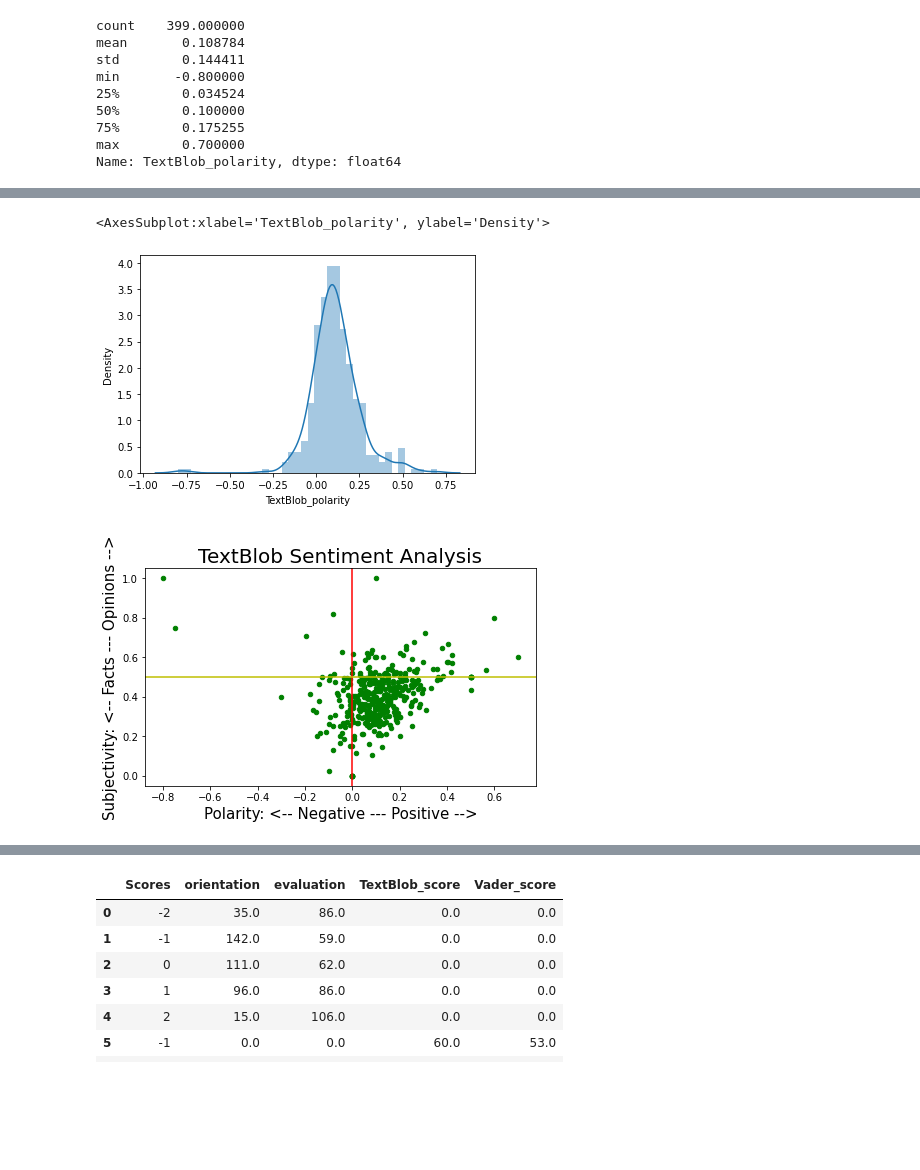
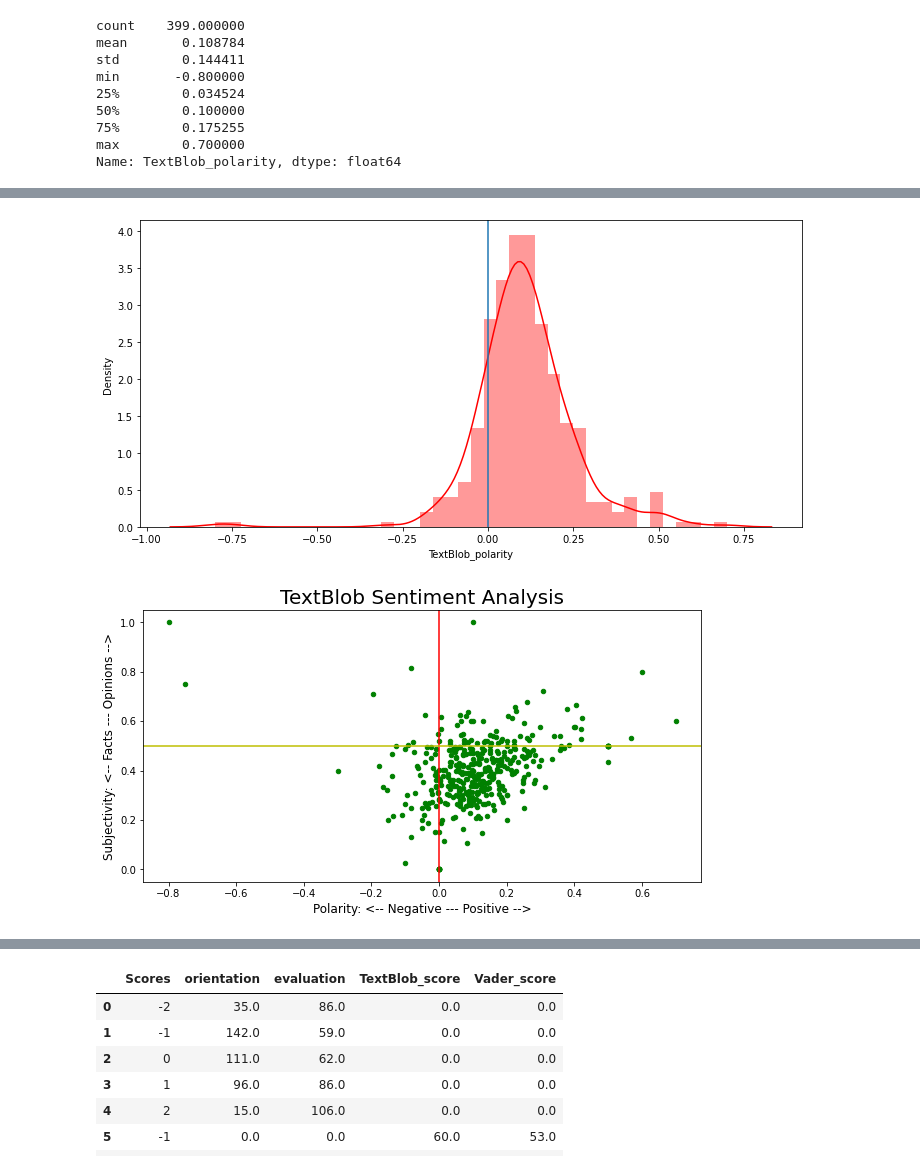
Before and after one commit to isanjawa/Sentiment-analysis-on-Peers-Reviews, a Jupyter notebook: Sentiment_on_English_Reviews.ipynb, the cells around one changed output, grey strips where cells are left out. Cells and saved outputs as stored; diff of their text form; code cells hidden in the pictures; blank space fills up the shorter version.

```diff
--- a/Sentiment_on_English_Reviews.ipynb
+++ b/Sentiment_on_English_Reviews.ipynb
@@ -38,3 +41,6 @@ df_new.head()
 | 2 | 0 | 1 | 1 | theme interesting much help guide... |
 | 3 | 1 | 2 | 1 | ict use experience academic colla... |
 | 4 | 1 | 2 | 0 | author describe methodology devel... |
+# %%
+df_new["length"] = df_new["Lemma_clean_eng_text"].apply(len)
+df_new.head()
@@ -238,23 +276,29 @@ df_new.tail()
 # %%
-sns.distplot(df_new['TextBlob_polarity'])
+# Plot of TextBlob_polarity column
+
+plt.figure(figsize=(10,5))
+sns.distplot(df_new['TextBlob_polarity'], color='r')
+plt.axvline(0)# add the vertical line at point 0
+
+plt.draw()
+plt.tight_layout()
 # From the graph we can see that most of the reviews are positive (Polarity greater than 0)
 # %% [output]
-<AxesSubplot:xlabel='TextBlob_polarity', ylabel='Density'>
-[figure, old version]
+[figure, new version]
 # %%
 # Plot the results
 
 
-df_new.plot.scatter(x ='TextBlob_polarity', y ='TextBlob_subjectivity', color = 'green', figsize =[7, 4])
+df_new.plot.scatter(x ='TextBlob_polarity', y ='TextBlob_subjectivity', color = 'green', figsize =[10, 5])
 plt.title('TextBlob Sentiment Analysis', fontsize=20)
-plt.xlabel('Polarity: <-- Negative --- Positive -->', fontsize=15)
-plt.ylabel('Subjectivity: <-- Facts --- Opinions -->', fontsize=15)
+plt.xlabel('Polarity: <-- Negative --- Positive -->', fontsize=12)
+plt.ylabel('Subjectivity: <-- Facts --- Opinions -->', fontsize=12)
 plt.axvline(0.0, color = 'r')
 plt.axhline(0.5, color = 'y')
 
 plt.show()
 # %% [output]
-[figure, old version]
+[figure, new version]
 # %%
 ## The graph above shows tha the reviews are more based of facts(subjectivity<0.5) than opinions(subjectivity>0.5) and that they are mostly positive.
 ## Having more reviews based on facts is good as we are working on scientific papers, reviewed by esperts.
```
Also changed, not shown: parts of 33 cells of this notebook, 5 other files.
